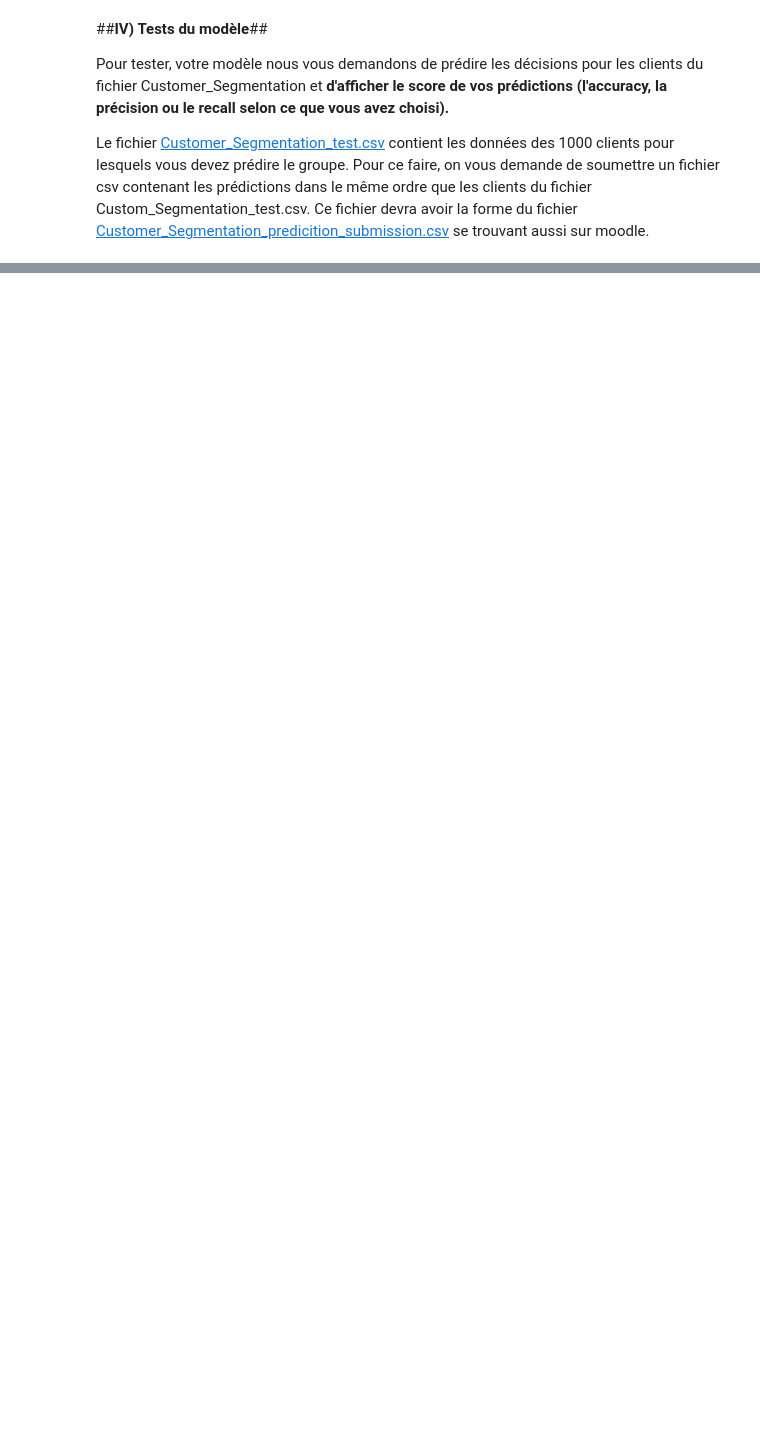
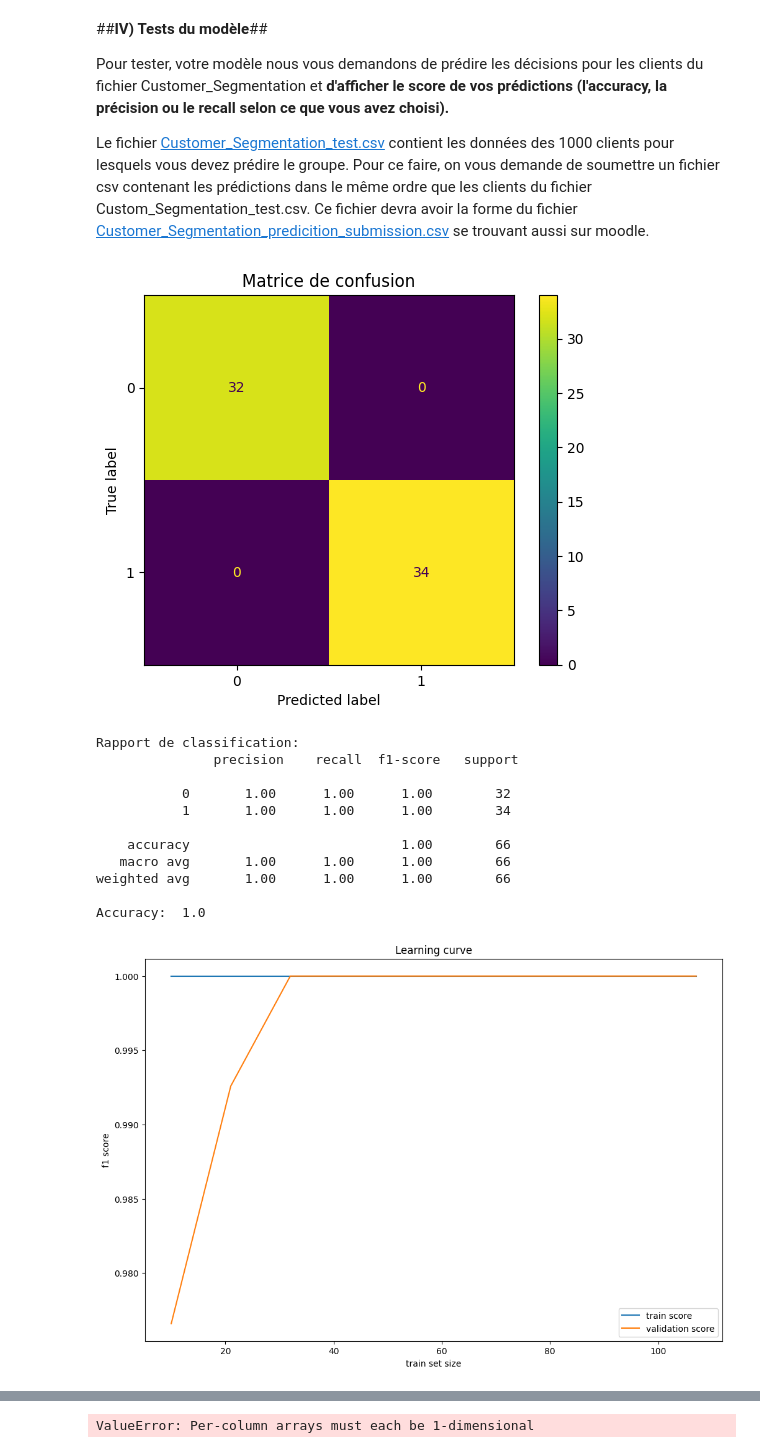
Before and after one commit to robin-salle-vinci/projet_IA, a Jupyter notebook: BIN3100_Projet_Data_Science.ipynb, the cells around one changed output, grey strips where cells are left out. Saved outputs shown, nothing was run; the diff lists cells and outputs as text; code cells hidden in the pictures; blank space fills up the shorter version.

```diff
--- a/BIN3100_Projet_Data_Science.ipynb
+++ b/BIN3100_Projet_Data_Science.ipynb
@@ -291,0 +259,31 @@ Pour ce faire, on vous demande de soumettre un fichier csv contenant les prédic
+# %%
+#Code pour vos tests et vos résultats
+model_final = grid.best_estimator_ # le meilleur modèle
+evaluation(model_final) # refaire une évaluation du meilleur modèle avec les meilleurs hyperparams
+
+# Chargement des données de test
+test_data_path = '/content/Customer_Segmentation_test.csv'
+test_data = pd.read_csv(test_data_path)
+# prédictions sur données à prédire
+predictions = model_final.predict(test_data)
+# Création du fichier de soumission
+submission = pd.DataFrame({'ID': test_data['ID'], 'Segmentation': predictions})
+
+submission_path = '/content/Customer_Segmentation_prediction_submission.csv'
+submission.to_csv(submission_path, index=False)
+print()
+print(f"Prédictions enregistrées dans le fichier : {submission_path}")
+# %% [output]
+[figure, added]
+Rapport de classification:
+               precision    recall  f1-score   support
+
+           0       1.00      1.00      1.00        32
+           1       1.00      1.00      1.00        34
+
+    accuracy                           1.00        66
+   macro avg       1.00      1.00      1.00        66
+weighted avg       1.00      1.00      1.00        66
+
+Accuracy:  1.0
+[figure, added]
@@ -291,0 +296 @@ Pour ce faire, on vous demande de soumettre un fichier csv contenant les prédic
+ValueError: Per-column arrays must each be 1-dimensional
```
Also changed, not shown: parts of 3 cells of this notebook.
